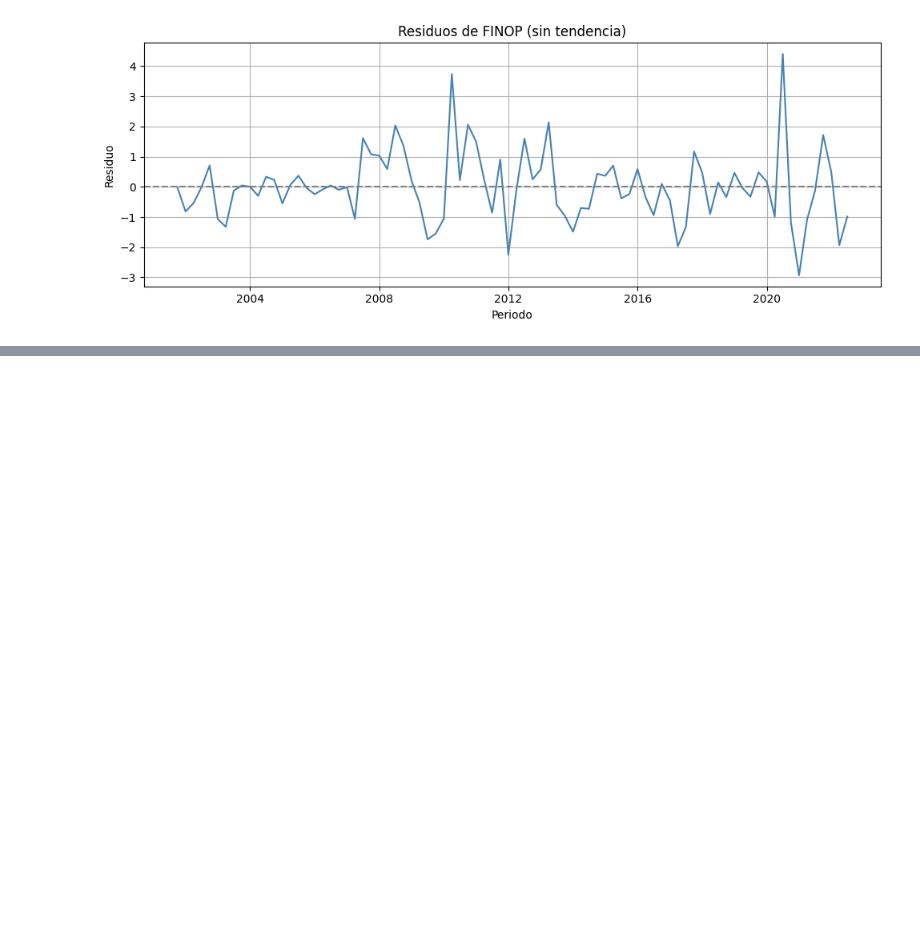
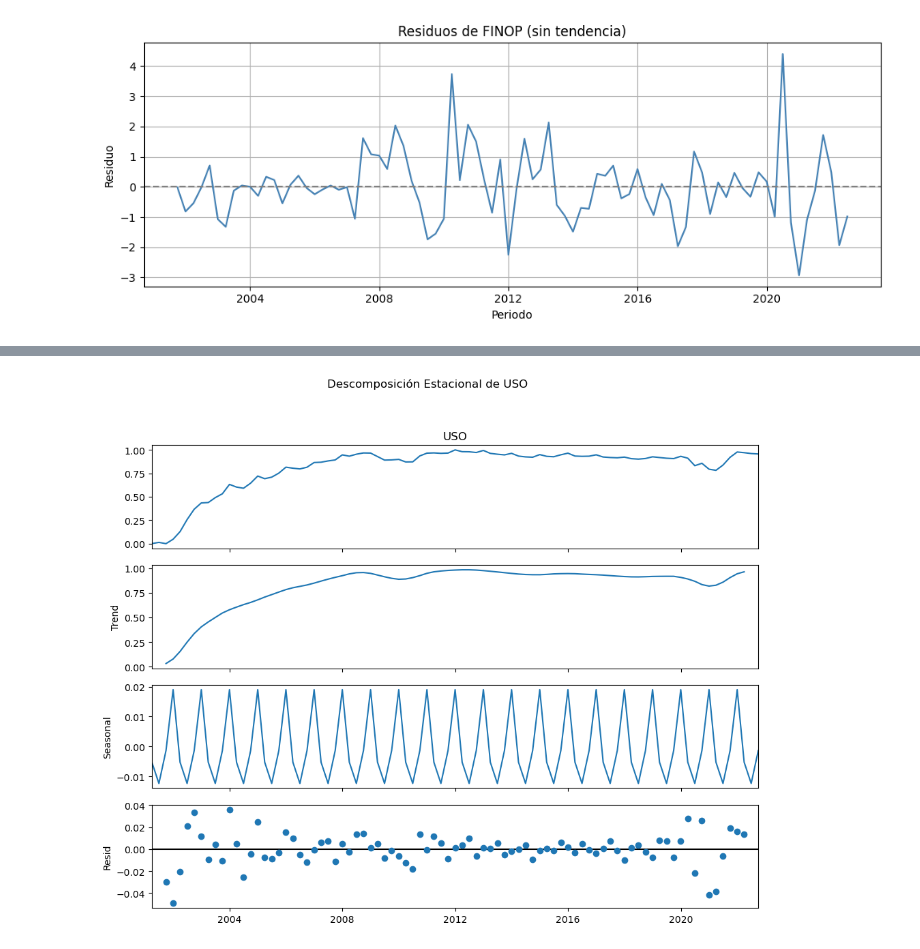
Before and after one commit to GabrielDelCarpio/Tesis-paper, a Jupyter notebook: Data y gráficos/Gráficos de Tesis/Sin tendencia/Filtro_tendencia.ipynb, the cells around one changed output, grey strips where cells are left out. Drawn from its saved outputs; the diff is of its cells as text; code cells hidden in the pictures; blank space fills up the shorter version.

```diff
--- a/Data y gráficos/Gráficos de Tesis/Sin tendencia/Filtro_tendencia.ipynb
+++ b/Data y gráficos/Gráficos de Tesis/Sin tendencia/Filtro_tendencia.ipynb
@@ -99,5 +158,5 @@ df['residuo_movil'].to_excel('Findex sin tendencia (media movil).xlsx')
 # %%
-df = pd.read_excel('/content/Quitar tendencia.xlsx', header = 0)
+df = pd.read_excel('C:/Users/Tobby/OneDrive/Desktop/GABO/TESIS/Tesis-paper/Data y gráficos/Gráficos de Tesis/Sin tendencia/Quitar tendencia.xlsx', header = 0)
 df
 # %% [output]
 |  | Fecha | USO | PROF | ACCESO | FINDEX | GLOBAL | BANKCON | FINOP |
@@ -113,16 +172,6 @@ df
 | 85 | 2022-06-30 | -0.395853 | 1.681651 | 0.822216 | 1.502557 | 14.910000 | 2071.838935 | 10.539341 |
 | 86 | 2022-09-30 | -0.322356 | 1.810791 | 0.832550 | 1.562493 | 14.636667 | 2073.590650 | 13.272903 |
 87 rows × 8 columns
-# %%
-# Suponiendo que la primera columna es la de fechas y el resto son numéricas
-variables = df.columns[1:]  # Ignorar la primera columna (fechas o índice)
-residuos = pd.DataFrame()
-residuos[df.columns[0]] = df[df.columns[0]]  # Mantener la columna de fechas
-
-# Aplicar media móvil y calcular residuo para cada variable
-for var in variables:
-    tendencia = df[var].rolling(window=4, center=True).mean()
-    residuos[f'{var}_resid'] = df[var] - tendencia
 # %%
 import pandas as pd
 import matplotlib.pyplot as plt
@@ -166,0 +218,86 @@ residuos.to_excel("Sin_tendencia.xlsx", index=False)
+# %%
+import pandas as pd
+import numpy as np
+from statsmodels.tsa.seasonal import seasonal_decompose
+import matplotlib.pyplot as plt
+import os # Para manejar rutas de archivos
+
+# --- Paso 1: Cargar el DataFrame ---
+# Asegúrate de que la ruta del archivo sea correcta
+file_path = 'C:/Users/Tobby/OneDrive/Desktop/GABO/TESIS/Tesis-paper/Data y gráficos/Gráficos de Tesis/Sin tendencia/Quitar tendencia.xlsx'
+df = pd.read_excel(file_path, header=0)
+
+# Asegúrate de que la columna de fechas sea el índice y tenga el tipo correcto
+# Suponiendo que la primera columna se llama 'Fecha'
+if df.columns[0] == 'Fecha': # Si la primera columna se llama 'Fecha'
+    df['Fecha'] = pd.to_datetime(df['Fecha'])
+    df = df.set_index('Fecha')
+    df = df.asfreq(pd.infer_freq(df.index)) # Inferir la frecuencia para un mejor manejo por statsmodels
+else:
+    # Si la primera columna no se llama 'Fecha' pero es la de índice,
+    # asume que ya está establecida o ajusta el nombre de la columna aquí
+    # Por ejemplo, si es un índice sin nombre, puedes hacer:
+    # df.index = pd.to_datetime(df.index)
+    # df = df.asfreq(pd.infer_freq(df.index))
+    print("Advertencia: La primera columna no se llama 'Fecha'. Asegúrate de que el índice sea de tipo datetime.")
+
+
+# Crear un DataFrame para almacenar solo las series de residuos
+df_residuos = pd.DataFrame(index=df.index)
+
+# --- Paso 2: Iterar sobre cada variable y aplicar la descomposición ---
+# Excluir la columna de índice (fechas) si se cuenta como columna en df.columns
+variables_a_procesar = [col for col in df.columns if col != df.index.name] # Asegúrate de no procesar el índice si tiene nombre
+
+# Ajusta el periodo de estacionalidad. Como indicaste que tus datos son trimestrales, 4 es adecuado para estacionalidad anual.
+periodo_estacional = 4
+
+print(f"Procesando las siguientes variables: {variables_a_procesar}")
+
+for var in variables_a_procesar:
+    print(f"\nRealizando descomposición para la variable: {var}")
+
+    # Comprobar si la serie tiene suficientes datos para el periodo especificado
+    if len(df[var].dropna()) < periodo_estacional * 2: # Necesita al menos 2 ciclos para una descomposición decente
+        print(f"Advertencia: La serie '{var}' tiene menos de {periodo_estacional * 2} observaciones no nulas. La descomposición podría ser inestable o no posible.")
+        # Puedes decidir si continuar o saltar esta variable
+        continue
+
+    # Realizar la descomposición aditiva
+    # Usamos extrapolate_trend para manejar los NaNs en los extremos
+    try:
+        result = seasonal_decompose(df[var].dropna(), model='additive', period=periodo_estacional)
+
+        # Guardar los residuos en el DataFrame de residuos
+        df_residuos[f'resid_{var}'] = result.resid
+
+        # --- Plotear la descomposición para cada variable ---
+        fig = result.plot()
+        fig.set_size_inches(10, 8)
+        plt.suptitle(f'Descomposición Estacional de {var}', y=1.02)
+        plt.tight_layout(rect=[0, 0, 1, 0.98]) # Ajustar diseño para evitar solapamiento del título
+        plt.show()
+
+        # Opcional: Plotear solo la serie de residuos
+        plt.figure(figsize=(10, 4))
+        plt.plot(df_residuos[f'resid_{var}'])
+        plt.title(f'Residuos de {var} (sin tendencia ni estacionalidad)')
+        plt.grid(True)
+        plt.show()
+
+    except Exception as e:
+        print(f"Error al descomponer la variable '{var}': {e}")
+        print("Asegúrate de que la serie no contenga solo NaNs o valores constantes.")
+        continue
+
+# --- Paso 3: Exportar el DataFrame de residuos a Excel ---
+output_excel_path = 'C:/Users/Tobby/OneDrive/Desktop/GABO/TESIS/Tesis-paper/Data y gráficos/Gráficos de Tesis/Sin tendencia/Descomposicion aditiva.xlsx'
+
+try:
+    df_residuos.to_excel(output_excel_path, index=True) # index=True para exportar la columna de fechas
+    print(f"\nResiduos de todas las variables exportados a: {output_excel_path}")
+except Exception as e:
+    print(f"Error al exportar los residuos a Excel: {e}")
+
+print("\nProceso completado.")
+# %% [output]
@@ -166,0 +307 @@ residuos.to_excel("Sin_tendencia.xlsx", index=False)
+[figure, added]
```
Also changed, not shown: parts of 14 cells of this notebook.
